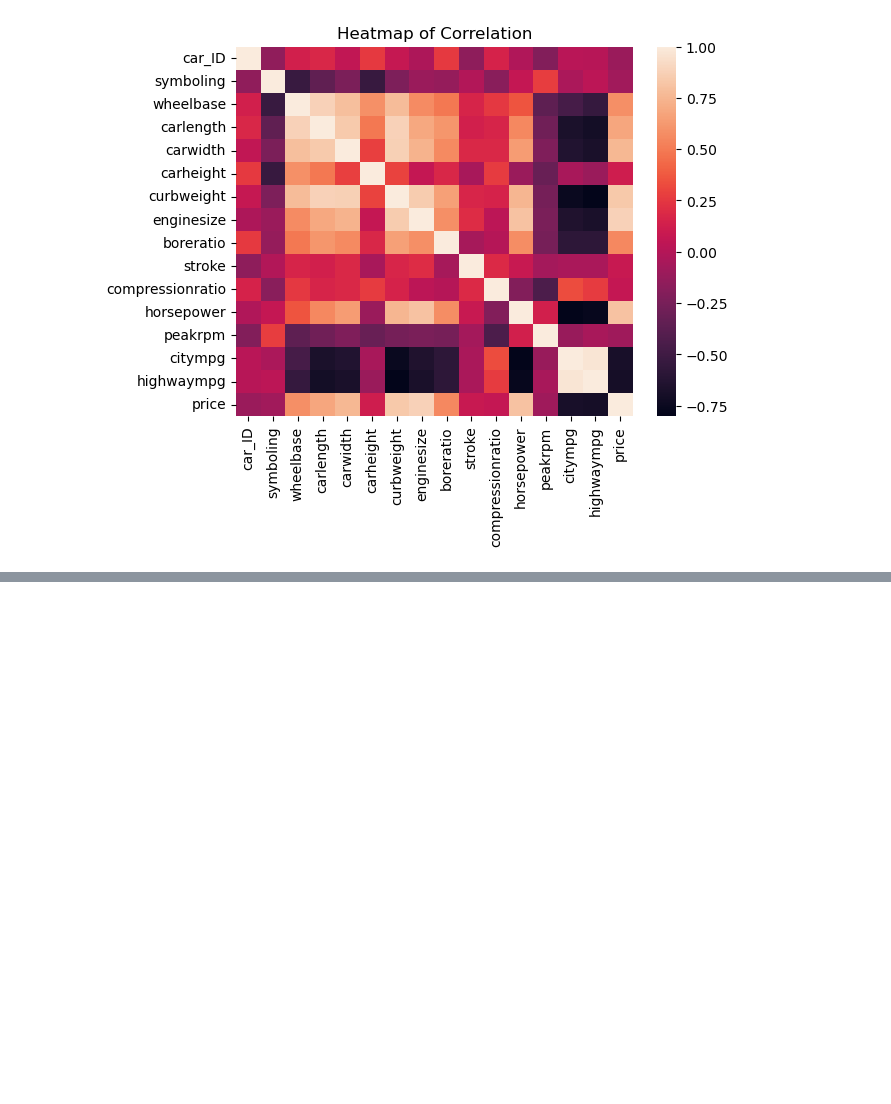
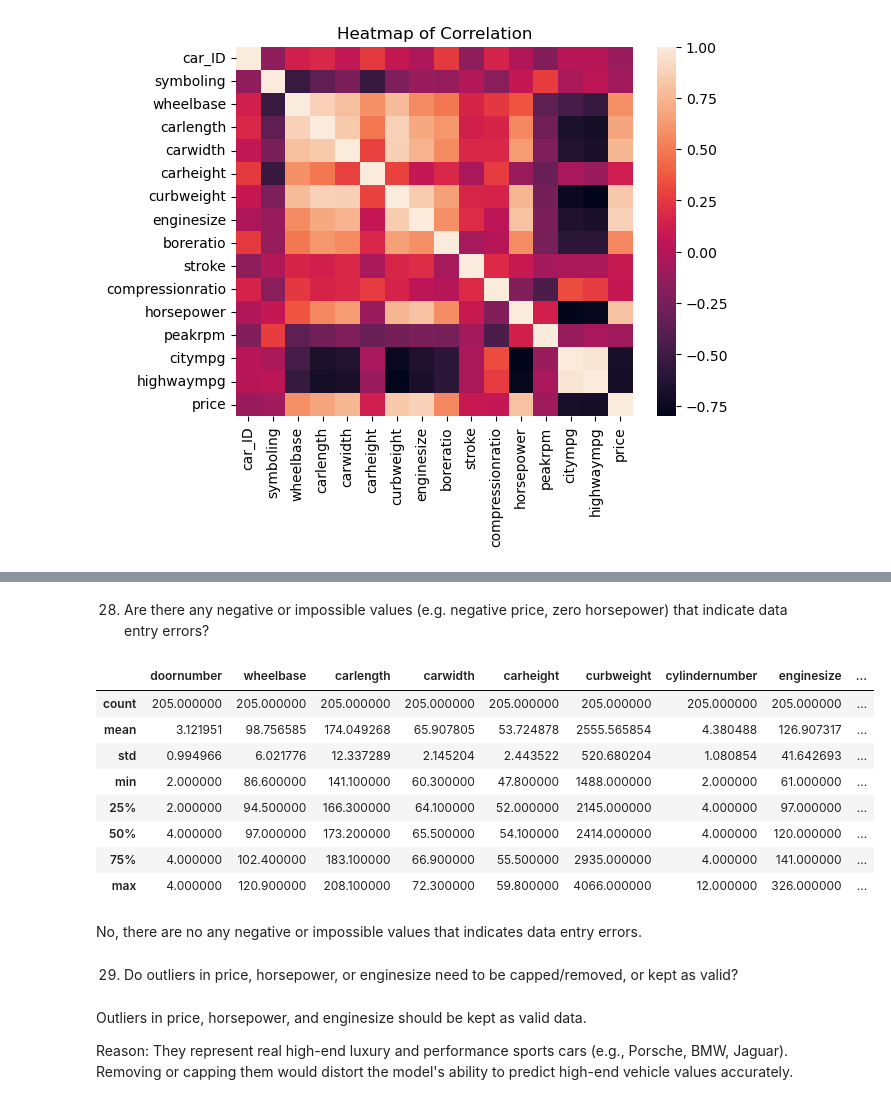
Before and after one commit to bikashsahani/car-price-prediction-using-Regression, a Jupyter notebook: car_price_prediction.ipynb, the cells around one changed output, grey strips where cells are left out. Drawn from its saved outputs; the diff is of its cells as text; code cells hidden in the pictures; blank space fills up the shorter version.

```diff
--- a/car_price_prediction.ipynb
+++ b/car_price_prediction.ipynb
@@ -521,0 +674,10 @@ plt.show()
+# %%
+# Fix brand name typos
+data['company'] = data['company'].replace({
+    'maxda': 'mazda',
+    'porcshz': 'porsche',
+    'toyouta': 'toyota',
+    'vokswagen': 'volkswagen',
+    'vw': 'volkswagen'
+})
+data['company'] = data['company'].replace(corrections)
@@ -521,0 +708,5 @@ plt.show()
+# %%
+# dropping the car_ID
+data.drop('car_ID', axis=1, inplace=True)
+# dropping the CarName
+data.drop('CarName', axis=1, inplace=True)
@@ -521,0 +725,4 @@ plt.show()
+# %%
+# Convert symboling to an object/string type before One-Hot Encoding
+data['symboling'] = data['symboling'].astype('str')
+print(data['symboling'].dtype)
@@ -521,0 +771,10 @@ plt.show()
+# %%
+# Convert word-based numbers to actual integers
+word_to_num = {
+    'one': 1, 'two': 2, 'three': 3, 'four': 4,
+    'five': 5, 'six': 6, 'sevel': 7, 'eight': 8,
+    'nine': 9, 'ten':10, 'eleven':11, 'twelve': 12
+}
+
+data['doornumber'] = data['doornumber'].map(word_to_num)
+data['cylindernumber'] = data['cylindernumber'].map(word_to_num)
@@ -521,0 +802,22 @@ plt.show()
+# %% [markdown]
+28. Are there any negative or impossible values (e.g. negative price, zero horsepower) that indicate data entry errors?
+# %%
+data.describe()
+# %% [output]
+|  | doornumber | wheelbase | carlength | carwidth | carheight | curbweight | cylindernumber | enginesize | ... |
+| count | 205.000000 | 205.000000 | 205.000000 | 205.000000 | 205.000000 | 205.000000 | 205.000000 | 205.000000 | ... |
+| mean | 3.121951 | 98.756585 | 174.049268 | 65.907805 | 53.724878 | 2555.565854 | 4.380488 | 126.907317 | ... |
+| std | 0.994966 | 6.021776 | 12.337289 | 2.145204 | 2.443522 | 520.680204 | 1.080854 | 41.642693 | ... |
+| min | 2.000000 | 86.600000 | 141.100000 | 60.300000 | 47.800000 | 1488.000000 | 2.000000 | 61.000000 | ... |
+| 25% | 2.000000 | 94.500000 | 166.300000 | 64.100000 | 52.000000 | 2145.000000 | 4.000000 | 97.000000 | ... |
+| 50% | 4.000000 | 97.000000 | 173.200000 | 65.500000 | 54.100000 | 2414.000000 | 4.000000 | 120.000000 | ... |
+| 75% | 4.000000 | 102.400000 | 183.100000 | 66.900000 | 55.500000 | 2935.000000 | 4.000000 | 141.000000 | ... |
+| max | 4.000000 | 120.900000 | 208.100000 | 72.300000 | 59.800000 | 4066.000000 | 12.000000 | 326.000000 | ... |
+# %% [markdown]
+No, there are no any negative or impossible values that indicates data entry errors.
+# %% [markdown]
+29. Do outliers in price, horsepower, or enginesize need to be capped/removed, or kept as valid?
+# %% [markdown]
+Outliers in price, horsepower, and enginesize should be kept as valid data.
+
+Reason: They represent real high-end luxury and performance sports cars (e.g., Porsche, BMW, Jaguar). Removing or capping them would distort the model's ability to predict high-end vehicle values accurately.
```
Also changed, not shown: parts of 52 cells of this notebook, 1 other file.
